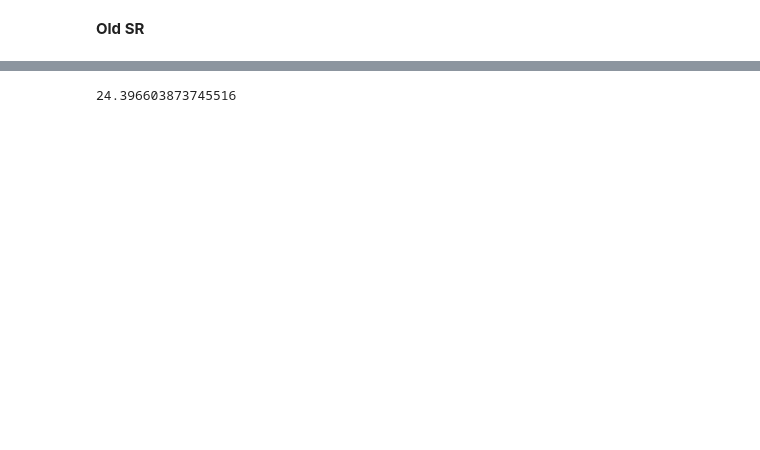
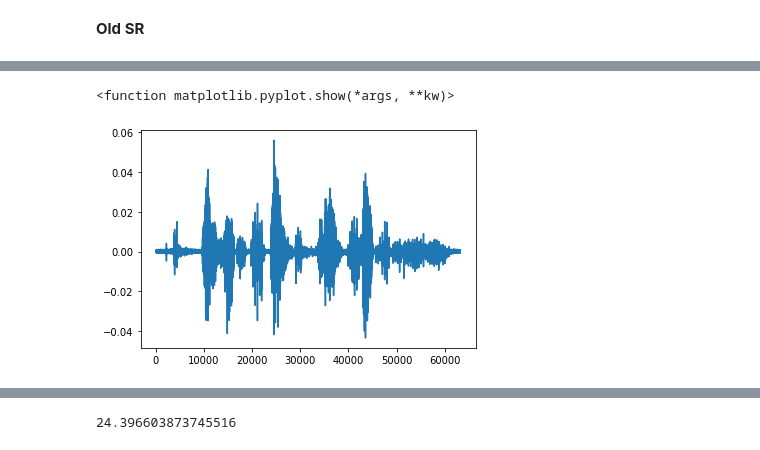
Before and after one commit to haiciyang/SANAC, a Jupyter notebook: src/Listenning_test_0610.ipynb, the cells around one changed output, grey strips where cells are left out. Saved outputs shown, nothing was run; the diff lists cells and outputs as text; code cells hidden in the pictures; blank space fills up the shorter version.

```diff
--- a/src/Listenning_test_0610.ipynb
+++ b/src/Listenning_test_0610.ipynb
@@ -286,0 +291,6 @@ ipd.Audio(rx1/max(abs(rx1)), rate = 16000)
+# %%
+plt.plot(c-rx1)
+plt.show
+# %% [output]
+<function matplotlib.pyplot.show(*args, **kw)>
+[figure, added]
```
Also changed, not shown: parts of 9 cells of this notebook, 2 other files.
